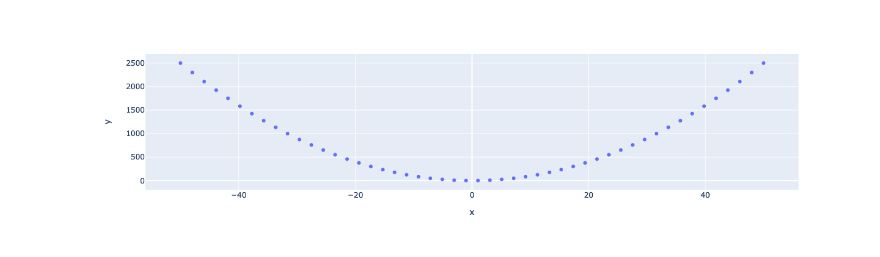
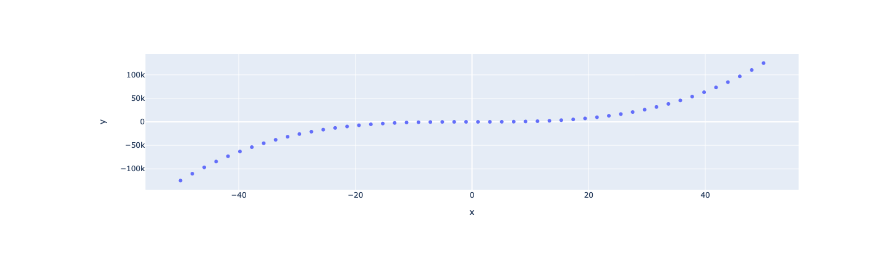
Before and after one commit to afsilva/my-notebooks-repo, a Jupyter notebook: experiment1.ipynb, the cells around one changed output. Drawn from its saved outputs; the diff is of its cells as text; code cells hidden in the pictures.

```diff
--- a/experiment1.ipynb
+++ b/experiment1.ipynb
@@ -4,7 +4,7 @@ import plotly.express as px
 # x-axis data points
 x = np.linspace(start=-50, stop=50)
 # y-axis data points
-y = x ** 2
+y = x ** 3
 # define the plot
 fig = px.scatter(x=x, y=y)
 fig.show()
@@ -13 +12 @@ fig.show()
-[figure, old version]
+[figure, new version]
```
Also changed, not shown: parts of 1 cell of this notebook.
